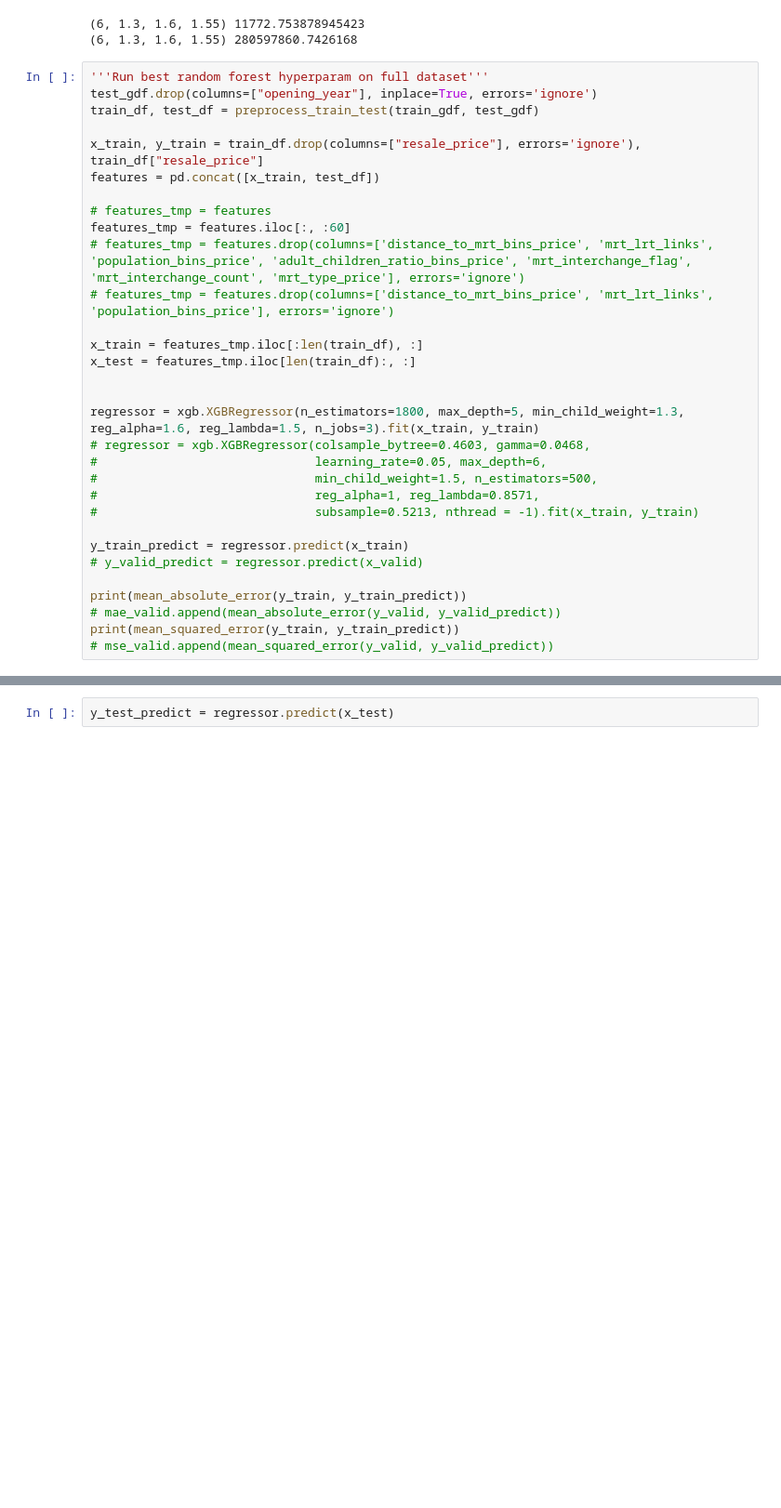
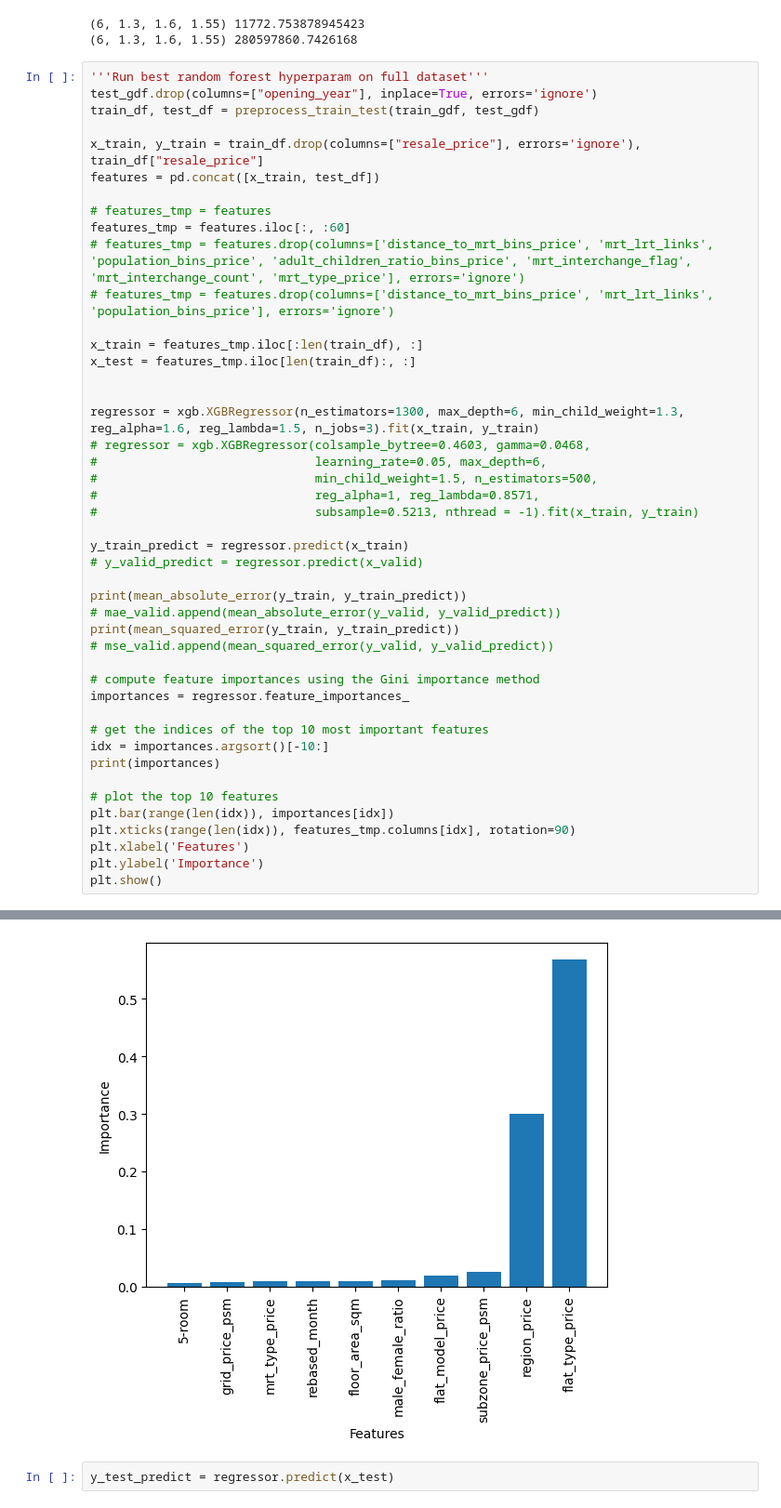
Before and after one commit to gracengu/CS5228-HDB-Resale-Group-14, a Jupyter notebook: src/xgbmodel.ipynb, the cells around one changed output, grey strips where cells are left out. Shown: that part at 93% size. Cells and saved outputs as stored; diff of their text form; blank space fills up the shorter version.

Commit message:
plot the feature importance

```diff
--- a/src/xgbmodel.ipynb
+++ b/src/xgbmodel.ipynb
@@ -117,7 +119,7 @@ x_train = features_tmp.iloc[:len(train_df), :]
 x_test = features_tmp.iloc[len(train_df):, :]
 
 
-regressor = xgb.XGBRegressor(n_estimators=1800, max_depth=5, min_child_weight=1.3, reg_alpha=1.6, reg_lambda=1.5, n_jobs=3).fit(x_train, y_train)
+regressor = xgb.XGBRegressor(n_estimators=1300, max_depth=6, min_child_weight=1.3, reg_alpha=1.6, reg_lambda=1.5, n_jobs=3).fit(x_train, y_train)
 # regressor = xgb.XGBRegressor(colsample_bytree=0.4603, gamma=0.0468,
 #                              learning_rate=0.05, max_depth=6,
 #                              min_child_weight=1.5, n_estimators=500,
@@ -131,3 +133,18 @@ print(mean_absolute_error(y_train, y_train_predict))
 # mae_valid.append(mean_absolute_error(y_valid, y_valid_predict))
 print(mean_squared_error(y_train, y_train_predict))
 # mse_valid.append(mean_squared_error(y_valid, y_valid_predict))
+
+# compute feature importances using the Gini importance method
+importances = regressor.feature_importances_
+
+# get the indices of the top 10 most important features
+idx = importances.argsort()[-10:]
+print(importances)
+
+# plot the top 10 features
+plt.bar(range(len(idx)), importances[idx])
+plt.xticks(range(len(idx)), features_tmp.columns[idx], rotation=90)
+plt.xlabel('Features')
+plt.ylabel('Importance')
+plt.show()
+# %% [output]
@@ -134,3 +168,4 @@ print(mean_squared_error(y_train, y_train_predict))
+[figure, added]
 # %%
 y_test_predict = regressor.predict(x_test)
 # %%
```
Also changed, not shown: parts of 3 cells of this notebook.
